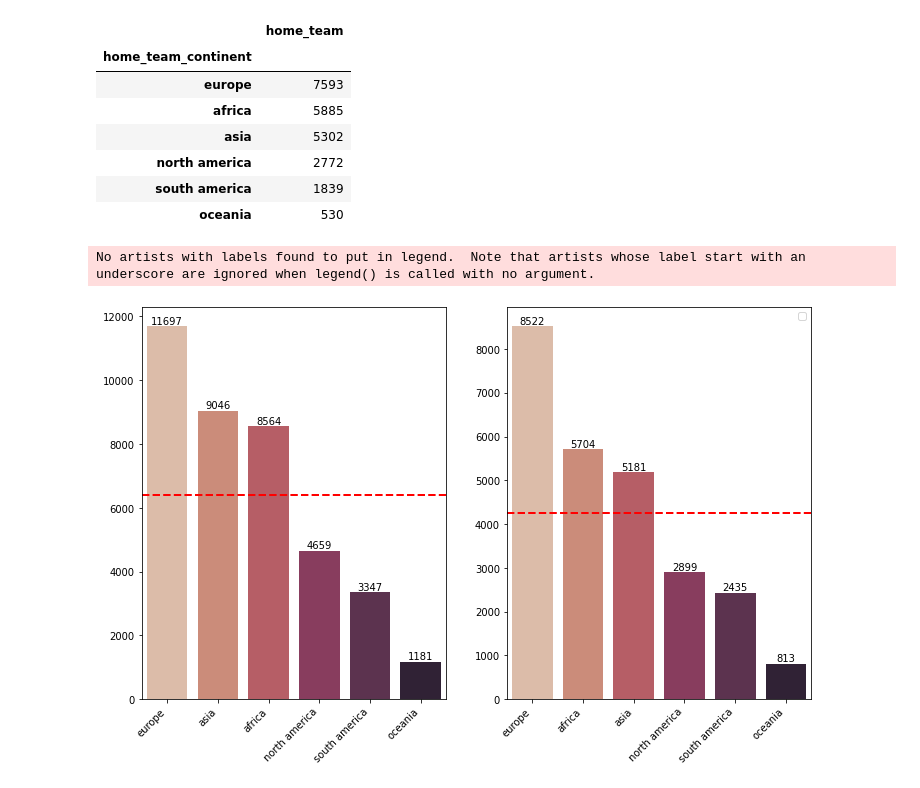
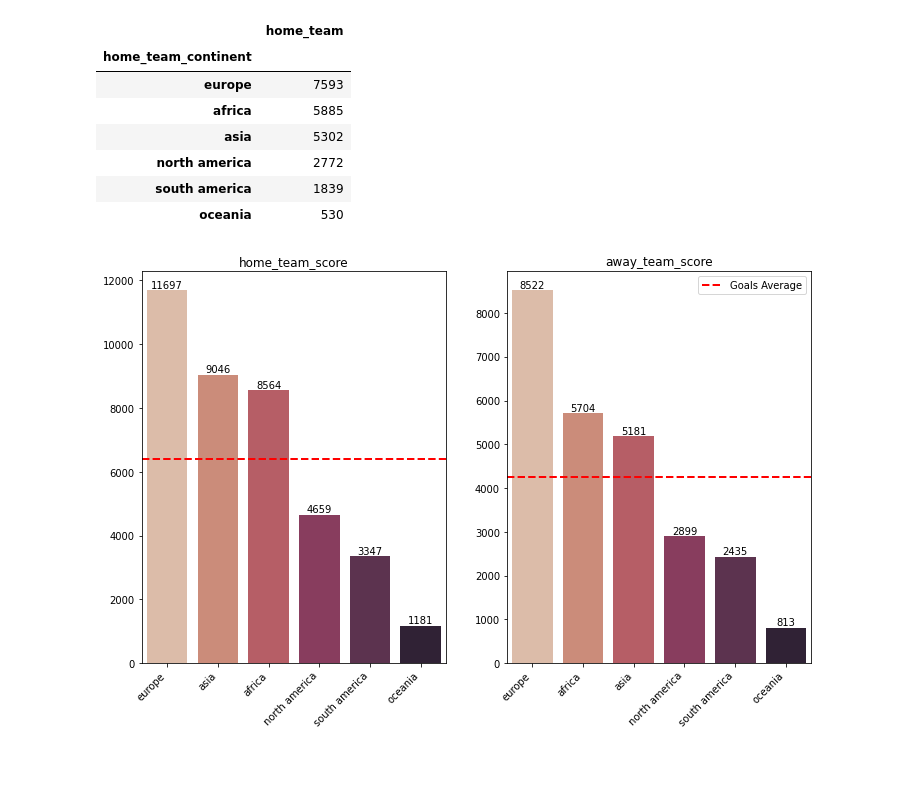
Before and after one commit to nardao666/fifa_2022, a Jupyter notebook: src/eda_fifa.ipynb, the cells around one changed output. Drawn from its saved outputs; the diff is of its cells as text; code cells hidden in the pictures.

```diff
--- a/src/eda_fifa.ipynb
+++ b/src/eda_fifa.ipynb
@@ -359,20 +359,21 @@ Name: home_team, dtype: int64
 # %%
 fig, ax = plt.subplots(1, 2, figsize=(12, 8))
 # creating axes to draw plots
 sns.barplot(x=x_cont_ht, y=y_cont_ht, palette='rocket_r', saturation=0.5, ax=ax[0])
 ax[0].axhline(y=np.mean(np.array(y_cont_ht)), color='red', linestyle='--', linewidth=2)
 ax[0].bar_label(ax[0].containers[-1], label_type='edge') # fmt='Total:\n%.2f'
+ax[0].set_title('home_team_score')
 
 sns.barplot(x=x_cont_at, y=y_cont_at, palette='rocket_r', saturation=0.5, ax=ax[1])
-ax[1].axhline(y=np.mean(np.array(y_cont_at)), color='red', linestyle='--', linewidth=2)
+ax[1].axhline(y=np.mean(np.array(y_cont_at)), color='red', linestyle='--', linewidth=2, label='Goals Average')
 ax[1].bar_label(ax[1].containers[-1], label_type='edge') # fmt='Total:\n%.2f'
+ax[1].set_title('away_team_score')
 
 fig.autofmt_xdate(rotation=45)
 plt.legend()
 plt.show()
 # %% [output]
-No artists with labels found to put in legend.  Note that artists whose label start with an underscore are ignored when legend() is called with no argument.
-[figure, old version]
+[figure, new version]
 # %%
 df_fifa_eda[(df_fifa_eda['year'] == '2014') & (df_fifa_eda['away_team_score'] >= 7)]
 # %% [output]
```
